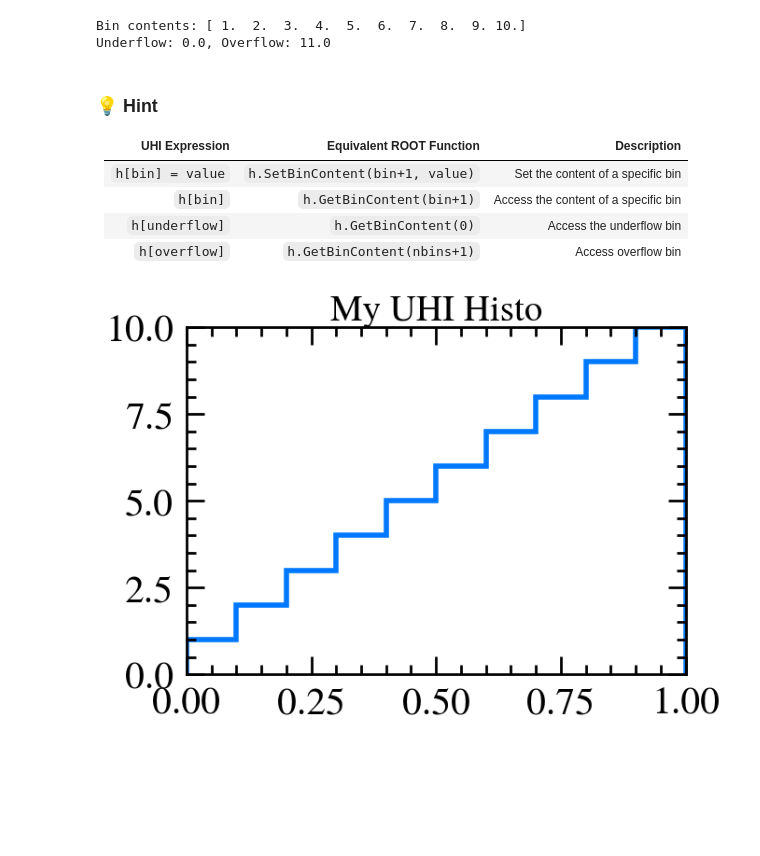
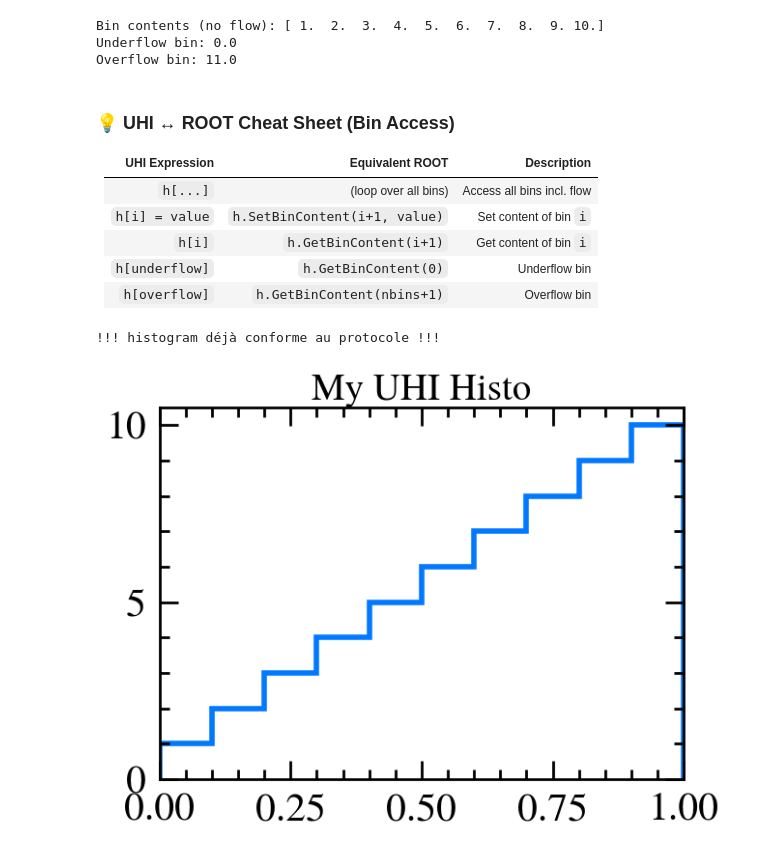
Before and after one commit to root-project/ROOTAdvancedCourse, a Jupyter notebook: course/notebooks/02-UHI.ipynb, the cells around one changed output. Cells and saved outputs as stored; diff of their text form; code cells hidden in the pictures; blank space fills up the shorter version.

```diff
--- a/course/notebooks/02-UHI.ipynb
+++ b/course/notebooks/02-UHI.ipynb
@@ -107,41 +168,40 @@ After SetBinContent(1, 2.5): [2.5 0.  0. ]
 # %%
 h1d_uhi_basic = ROOT.TH1D(name="h1d_uhi_basic", title="My UHI histo", nbinsx=10, xlow=0, xup=1)
 
-# Setting the histogram content using UHI-style indexing syntax
-h1d_uhi_basic[...] = np.linspace(0, 11, 12)  # set with 0..11, including under/overflow
+# [...]  means: all bins including underflow (index 0) and overflow (index 11)
+# np.linspace(0, 11, 12) produces [0, 1, 2, ..., 11], 12 values for 10 bins + 2 flow bins
+h1d_uhi_basic[...] = np.linspace(0, 11, 12)
 
-"""
-# equivalent native ROOT-style loop for setting bin contents
-values = np.linspace(0, 11, 12)
-for i in range(0, h1d_uhi_basic.GetNbinsX() + 2):  # +2 to include under/overflow
-    h1d_uhi_basic.SetBinContent(i, values[i])
-"""
+# Equivalent native ROOT-style loop:
+# values = np.linspace(0, 11, 12)
+# for i in range(0, h1d_uhi_basic.GetNbinsX() + 2):  # +2 for under/overflow
+#     h1d_uhi_basic.SetBinContent(i, values[i])
 
-print(f"Bin contents: {h1d_uhi_basic.values()}")
-print(f"Underflow: {h1d_uhi_basic[underflow]}, Overflow: {h1d_uhi_basic[overflow]}")
+print(f"Bin contents (no flow): {h1d_uhi_basic.values()}")
+print(f"Underflow bin: {h1d_uhi_basic[underflow]}")
+print(f"Overflow bin: {h1d_uhi_basic[overflow]}")
 # %% [output]
-Bin contents: [ 1.  2.  3.  4.  5.  6.  7.  8.  9. 10.]
-Underflow: 0.0, Overflow: 11.0
+Bin contents (no flow): [ 1.  2.  3.  4.  5.  6.  7.  8.  9. 10.]
+Underflow bin: 0.0
+Overflow bin: 11.0
 # %% [markdown]
-### 💡 Hint
+### 💡 UHI ↔ ROOT Cheat Sheet (Bin Access)
 
-| **UHI Expression**     | **Equivalent ROOT Function**     | **Description**                          |
-|------------------------:|:---------------------------------|:-----------------------------------------|
-| `h[bin] = value`          | `h.SetBinContent(bin+1, value)` | Set the content of a specific bin           |
-| `h[bin]`          | `h.GetBinContent(bin+1)`               | Access the content of a specific bin           |
-| `h[underflow]`        | `h.GetBinContent(0)`                    | Access the underflow bin               |
-| `h[overflow]`     | `h.GetBinContent(nbins+1)`         | Access overflow bin    |
+| **UHI Expression**   | **Equivalent ROOT**              | **Description**                     |
+|---------------------:|:---------------------------------|:------------------------------------|
+| `h[...]`             | (loop over all bins)             | Access all bins incl. flow          |
+| `h[i] = value`       | `h.SetBinContent(i+1, value)`    | Set content of bin `i`              |
+| `h[i]`               | `h.GetBinContent(i+1)`           | Get content of bin `i`              |
+| `h[underflow]`       | `h.GetBinContent(0)`             | Underflow bin                       |
+| `h[overflow]`        | `h.GetBinContent(nbins+1)`       | Overflow bin                        |
 # %%
-hep.style.use("LHCb2")  # set the style to LHCb2
+hep.style.use("LHCb2")
 
-plt.figure(figsize=(7,5))
-hep.histplot(
-    h1d_uhi_basic,
-    yerr=False,
-    linewidth=4,
-)
+plt.figure(figsize=(7, 5))
+hep.histplot(h1d_uhi_basic, yerr=False, linewidth=4)
 plt.title("My UHI Histo")
 plt.show()
 # %% [output]
+!!! histogram déjà conforme au protocole !!!
-[figure, old version]
+[figure, new version]
 # %% [markdown]
```
Also changed, not shown: parts of 34 cells of this notebook.
